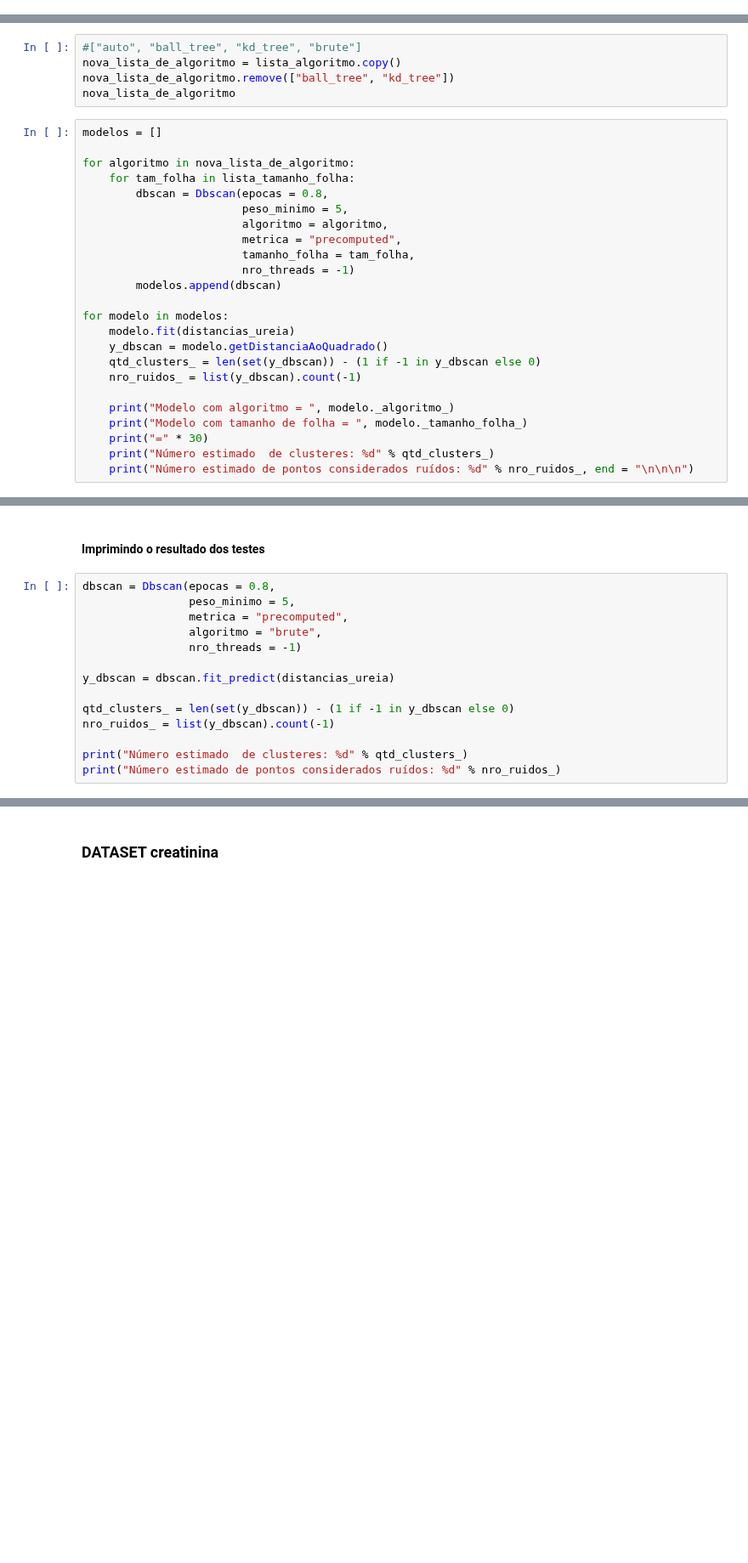
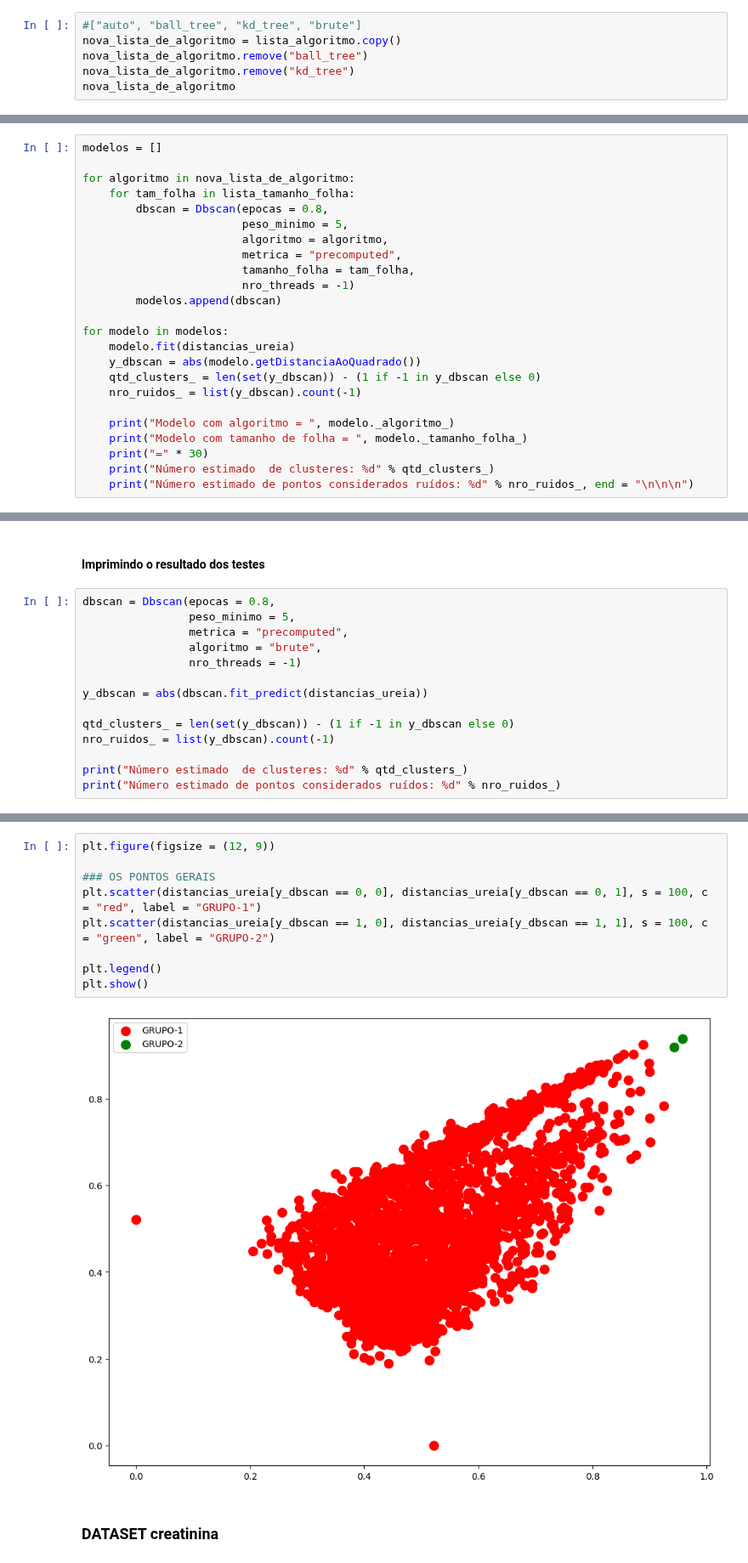
Before and after one commit to igorssant/TCC-Comparacao-de-Modelos-de-ML-nao-Supervisionados, a Jupyter notebook: src/dbscan.ipynb, the cells around one changed output, grey strips where cells are left out. Shown at 85% size. Drawn from its saved outputs; the diff is of its cells as text; blank space fills up the shorter version.

```diff
--- a/src/dbscan.ipynb
+++ b/src/dbscan.ipynb
@@ -672,3 +672,9 @@ Númber estimado  de clusteres: 2
 Número estimado de pontos considerados ruídos: 11
 # %% [markdown]
 ### DATASET ureia
+# %%
+#["auto", "ball_tree", "kd_tree", "brute"]
+nova_lista_de_algoritmo = lista_algoritmo.copy()
+nova_lista_de_algoritmo.remove("ball_tree")
+nova_lista_de_algoritmo.remove("kd_tree")
+nova_lista_de_algoritmo
@@ -749,11 +757,6 @@ Modelo com peso mínimo =  20
 ==============================
 Número estimado  de clusteres: 2
 Número estimado de pontos considerados ruídos: 0
-# %%
-#["auto", "ball_tree", "kd_tree", "brute"]
-nova_lista_de_algoritmo = lista_algoritmo.copy()
-nova_lista_de_algoritmo.remove(["ball_tree", "kd_tree"])
-nova_lista_de_algoritmo
 # %%
 modelos = []
 
@@ -769,7 +772,7 @@ for algoritmo in nova_lista_de_algoritmo:
 
 for modelo in modelos:
     modelo.fit(distancias_ureia)
-    y_dbscan = modelo.getDistanciaAoQuadrado()
+    y_dbscan = abs(modelo.getDistanciaAoQuadrado())
     qtd_clusters_ = len(set(y_dbscan)) - (1 if -1 in y_dbscan else 0)
     nro_ruidos_ = list(y_dbscan).count(-1)
 
@@ -805,7 +808,7 @@ dbscan = Dbscan(epocas = 0.8,
                 algoritmo = "brute",
                 nro_threads = -1)
 
-y_dbscan = dbscan.fit_predict(distancias_ureia)
+y_dbscan = abs(dbscan.fit_predict(distancias_ureia))
 
 qtd_clusters_ = len(set(y_dbscan)) - (1 if -1 in y_dbscan else 0)
 nro_ruidos_ = list(y_dbscan).count(-1)
@@ -818,2 +821,13 @@ Número estimado de pontos considerados ruídos: 2
+# %%
+plt.figure(figsize = (12, 9))
+
+### OS PONTOS GERAIS
+plt.scatter(distancias_ureia[y_dbscan == 0, 0], distancias_ureia[y_dbscan == 0, 1], s = 100, c = "red", label = "GRUPO-1")
+plt.scatter(distancias_ureia[y_dbscan == 1, 0], distancias_ureia[y_dbscan == 1, 1], s = 100, c = "green", label = "GRUPO-2")
+
+plt.legend()
+plt.show()
+# %% [output]
+[figure, added]
 # %% [markdown]
 ### DATASET creatinina
```
Also changed, not shown: parts of 14 cells of this notebook.
